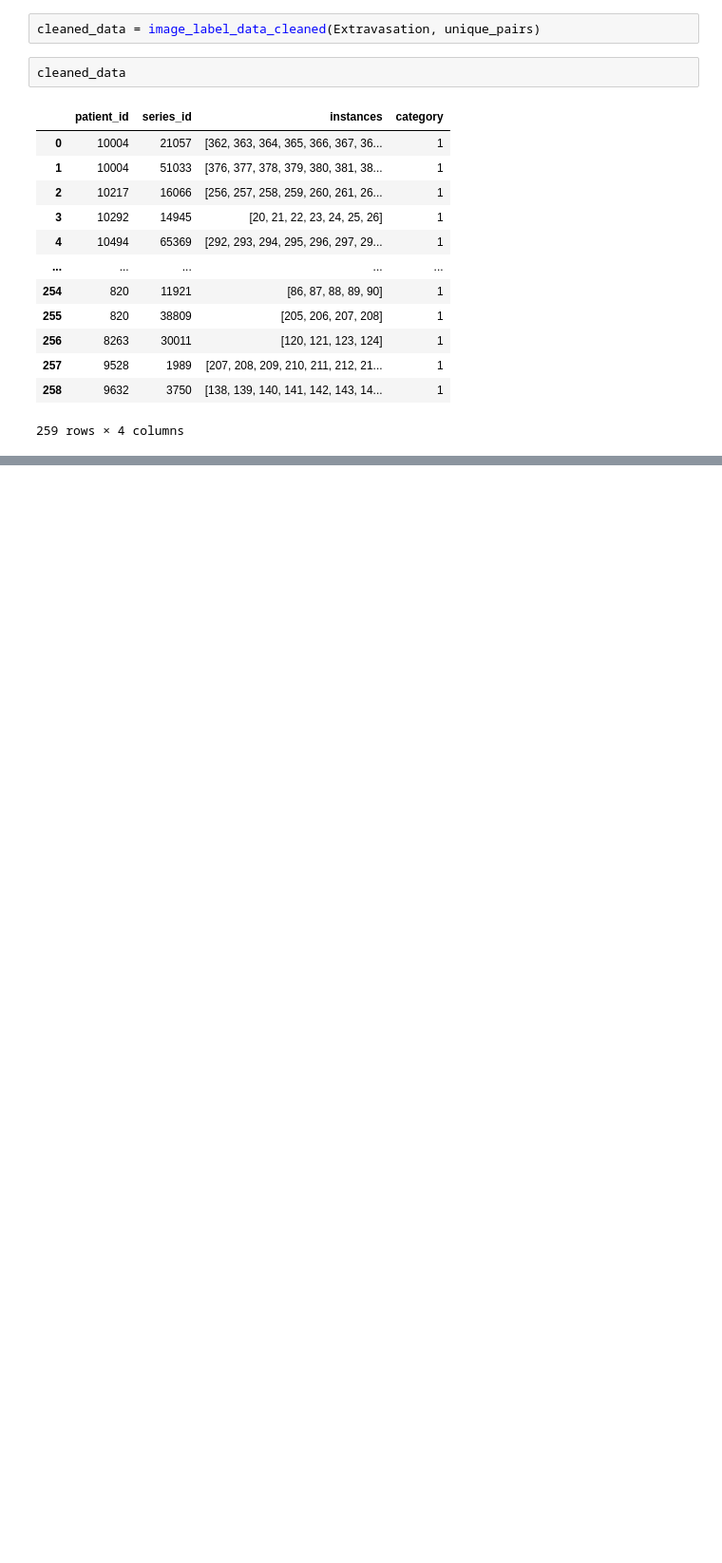
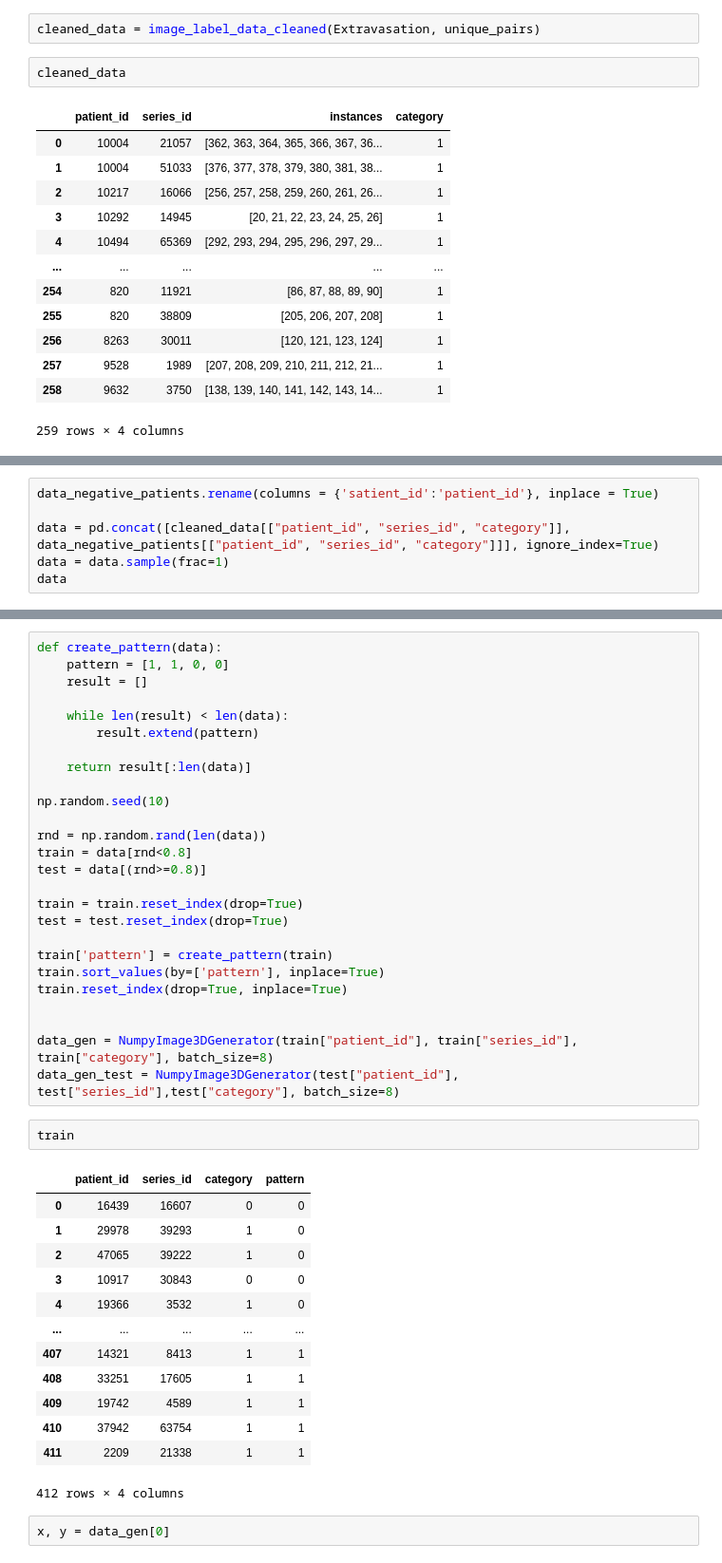
Before and after one commit to PedroAMtz/RSNA_Abdominal_Trauma, a Jupyter notebook: Kaggle_notebooks/experimental-data-preprocessing.ipynb, the cells around one changed output, grey strips where cells are left out. Shown at 95% size. Cells and saved outputs as stored; diff of their text form; blank space fills up the shorter version.

```diff
--- a/Kaggle_notebooks/experimental-data-preprocessing.ipynb
+++ b/Kaggle_notebooks/experimental-data-preprocessing.ipynb
@@ -158,0 +552,6 @@ cleaned_data
+# %%
+data_negative_patients.rename(columns = {'satient_id':'patient_id'}, inplace = True)
+
+data = pd.concat([cleaned_data[["patient_id", "series_id", "category"]], data_negative_patients[["patient_id", "series_id", "category"]]], ignore_index=True)
+data = data.sample(frac=1)
+data
@@ -158,0 +572,44 @@ cleaned_data
+# %%
+def create_pattern(data):
+    pattern = [1, 1, 0, 0]
+    result = []
+
+    while len(result) < len(data):
+        result.extend(pattern)
+
+    return result[:len(data)]
+
+np.random.seed(10)
+
+rnd = np.random.rand(len(data))
+train = data[rnd<0.8]
+test = data[(rnd>=0.8)]
+
+train = train.reset_index(drop=True)
+test = test.reset_index(drop=True)
+
+train['pattern'] = create_pattern(train)
+train.sort_values(by=['pattern'], inplace=True)
+train.reset_index(drop=True, inplace=True)
+
+
+data_gen = NumpyImage3DGenerator(train["patient_id"], train["series_id"], train["category"], batch_size=8)
+data_gen_test = NumpyImage3DGenerator(test["patient_id"], test["series_id"],test["category"], batch_size=8)
+# %%
+train
+# %% [output]
+|  | patient_id | series_id | category | pattern |
+| 0 | 16439 | 16607 | 0 | 0 |
+| 1 | 29978 | 39293 | 1 | 0 |
+| 2 | 47065 | 39222 | 1 | 0 |
+| 3 | 10917 | 30843 | 0 | 0 |
+| 4 | 19366 | 3532 | 1 | 0 |
+| ... | ... | ... | ... | ... |
+| 407 | 14321 | 8413 | 1 | 1 |
+| 408 | 33251 | 17605 | 1 | 1 |
+| 409 | 19742 | 4589 | 1 | 1 |
+| 410 | 37942 | 63754 | 1 | 1 |
+| 411 | 2209 | 21338 | 1 | 1 |
+412 rows × 4 columns
+# %%
+x, y = data_gen[0]
```
Also changed, not shown: parts of 29 cells of this notebook.
